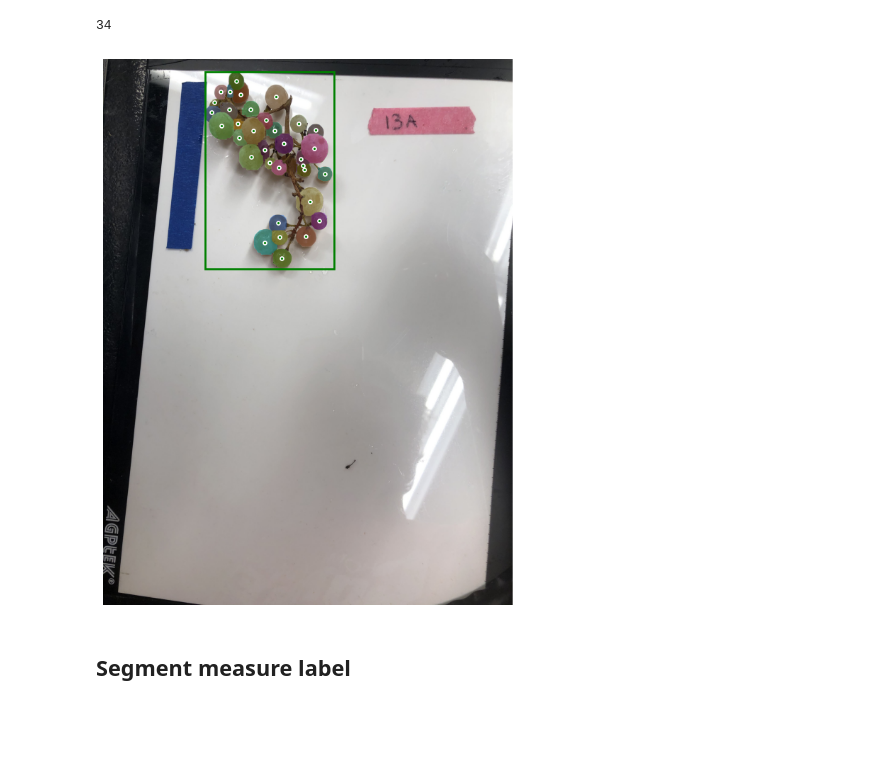
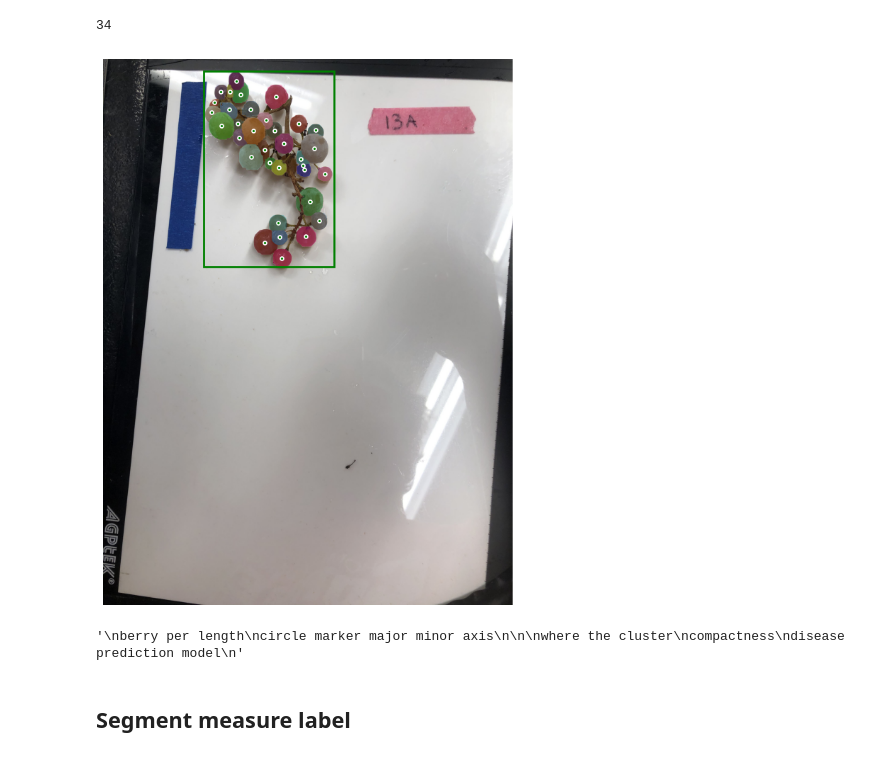
Before and after one commit to tong-xz/GrapeYOLO, a Jupyter notebook: detection_segment_sample.ipynb, the cells around one changed output. Saved outputs shown, nothing was run; the diff lists cells and outputs as text; code cells hidden in the pictures; blank space fills up the shorter version.

Commit message:
train again with another env

```diff
--- a/detection_segment_sample.ipynb
+++ b/detection_segment_sample.ipynb
@@ -11,7 +9,7 @@ from tools.ObjectDetector import Detector
 # %%
 image_path = '13A.jpg'
 # %%
-detector = Detector('./results/detect/train25/weights/best.pt')
+detector = Detector('../runs/detect/train3/weights/best.pt')
 result = detector.inference(image_path)
 box_dict = detector.get_all_boxes(result)
 # %% [output]
@@ -99,5 +93,5 @@ NameError: name 'box_dict' is not defined
 # %%
-grape_bbox = [     753.36,       95.04,      1704.5,      1546.9]
+grape_bbox = box_dict['grape_cluster']
 index_bbox = [     1945.9,      343.54,        2761,      570.16]
 measure_bbox = [     465.99,      156.97,      741.25,      1424.4]
 # %%
@@ -119,14 +113,25 @@ len(grape_ann)
 # %%
 input_box = np.array(grape_bbox)
 
 plt.figure(figsize=(10,10))
 plt.imshow(image)
 show_anns(grape_ann)
 show_box(input_box, plt.gca())
 plt.axis('off')
 plt.show()
+
+'''
+berry per length
+circle marker major minor axis
+
+
+where the cluster
+compactness
+disease prediction model
+'''
 # %% [output]
-[figure, old version]
+[figure, new version]
+'\nberry per length\ncircle marker major minor axis\n\n\nwhere the cluster\ncompactness\ndisease prediction model\n'
 # %% [markdown]
 ## Segment measure label
 # %%
```
Also changed, not shown: parts of 6 cells of this notebook, 29 other files.
